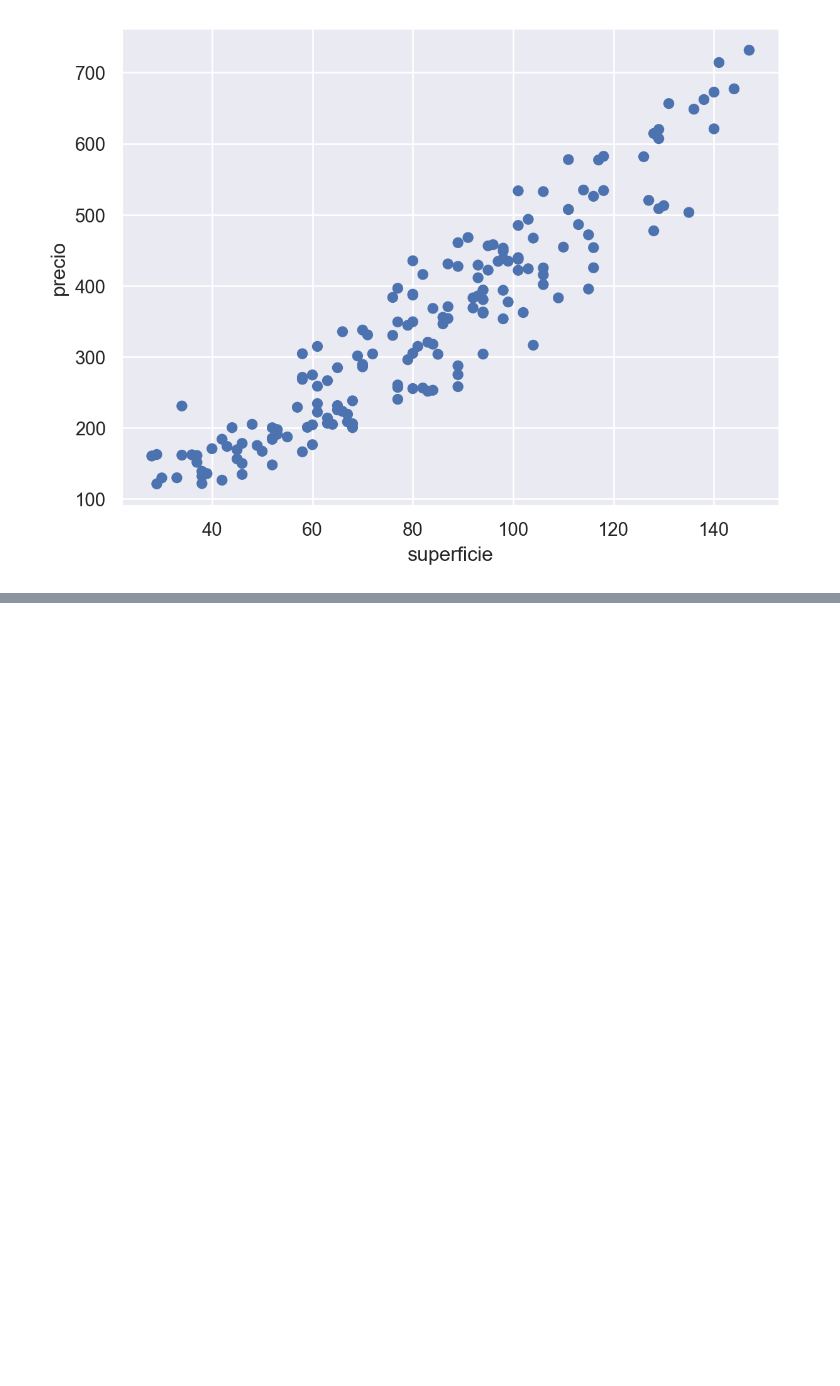
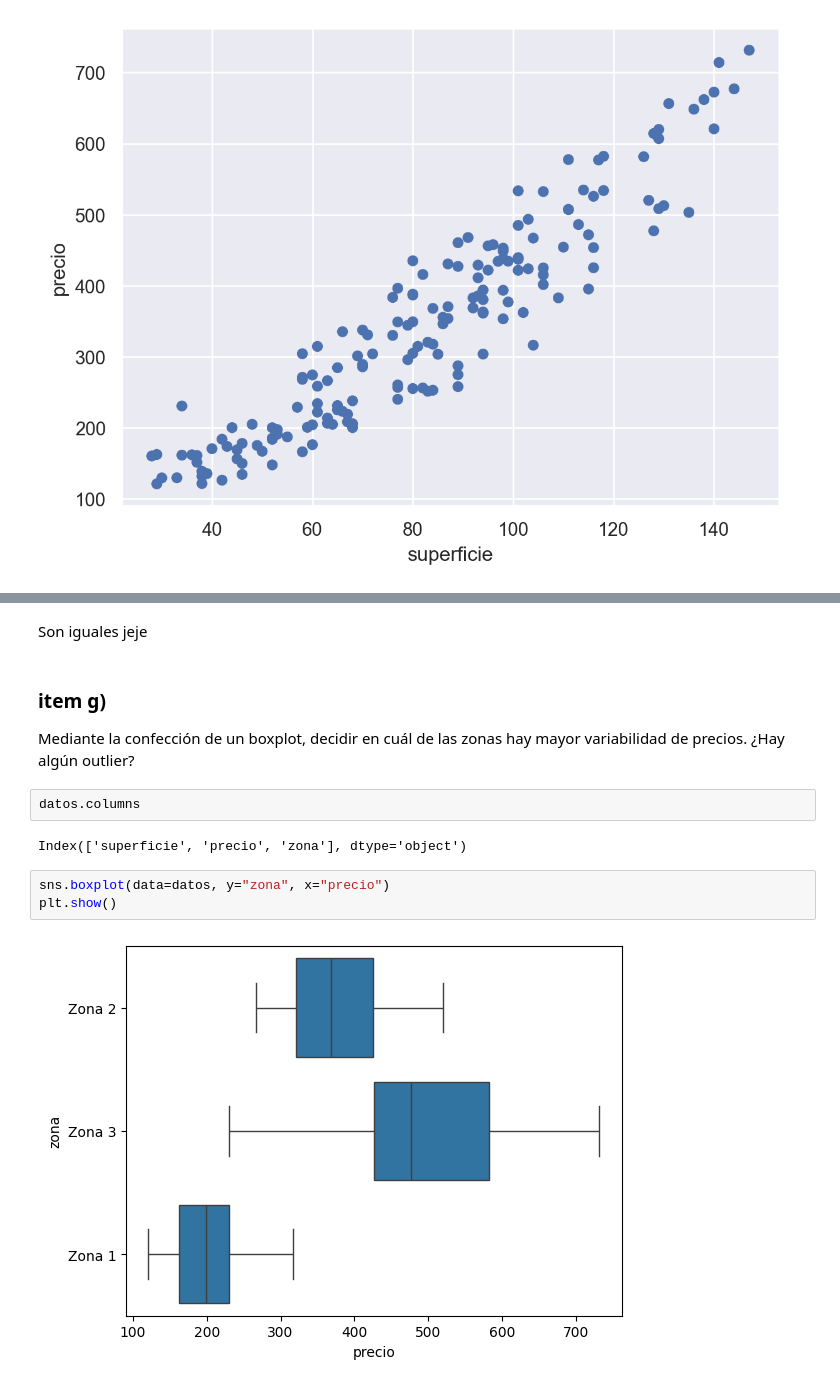
Before and after one commit to Gabrielnm7/Laboratorio-de-Datos1C24, a Jupyter notebook: Practicas/practica4.ipynb, the cells around one changed output, grey strips where cells are left out. Saved outputs shown, nothing was run; the diff lists cells and outputs as text; blank space fills up the shorter version.

```diff
--- a/Practicas/practica4.ipynb
+++ b/Practicas/practica4.ipynb
@@ -85,0 +210,15 @@ c) Calcular los coeficientes de la recta que mejor ajusta a los datos. Según el
+# %% [markdown]
+Son iguales jeje
+# %% [markdown]
+### item g)
+Mediante la confección de un boxplot, decidir en cuál de las zonas hay mayor variabilidad
+de precios. ¿Hay algún outlier?
+# %%
+datos.columns
+# %% [output]
+Index(['superficie', 'precio', 'zona'], dtype='object')
+# %%
+sns.boxplot(data=datos, y="zona", x="precio")
+plt.show()
+# %% [output]
+[figure, added]
```
Also changed, not shown: parts of 46 cells of this notebook, 1 other file.
